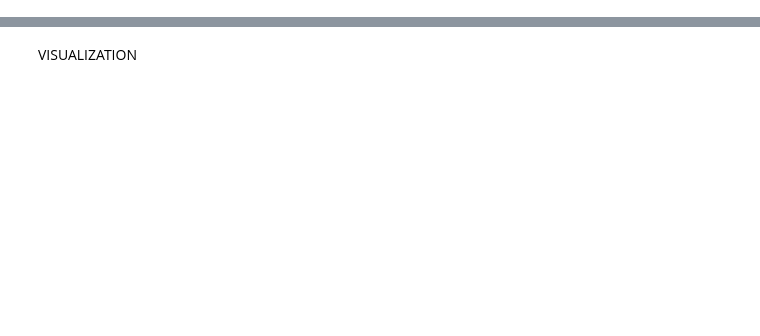
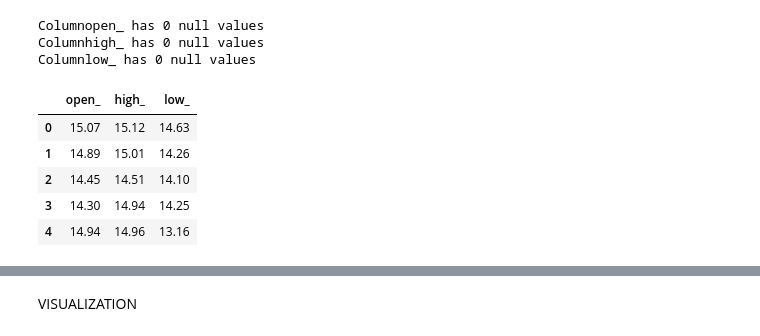
Before and after one commit to Francodo/Stock_Market_Time_Series, a Jupyter notebook: stocks_data_analysis.ipynb, the cells around one changed output, grey strips where cells are left out. Saved outputs shown, nothing was run; the diff lists cells and outputs as text; code cells hidden in the pictures; blank space fills up the shorter version.

```diff
--- a/stocks_data_analysis.ipynb
+++ b/stocks_data_analysis.ipynb
@@ -444,0 +104,4 @@ X_train, X_test, y_train, y_test = train_test_split(X, y, random_state=80) #, st
+# %%
+# Check to see if there are null values or missing data. This will show where there is empty
+for column in aal_stocks_df2.columns:
+    print(f"Column{column} has {aal_stocks_df[column].isnull().sum()} null values" )
@@ -444,0 +147,18 @@ X_train, X_test, y_train, y_test = train_test_split(X, y, random_state=80) #, st
+# %%
+# Drop Nas and nulls
+aal_stocks_df2 = aal_stocks_df2.dropna(how="all")
+
+for column in aal_stocks_df2.columns:
+    print(f"Column{column} has {aal_stocks_df2[column].isnull().sum()} null values" )
+
+aal_stocks_df2.head()
+# %% [output]
+Columnopen_ has 0 null values
+Columnhigh_ has 0 null values
+Columnlow_ has 0 null values
+|  | open_ | high_ | low_ |
+| 0 | 15.07 | 15.12 | 14.63 |
+| 1 | 14.89 | 15.01 | 14.26 |
+| 2 | 14.45 | 14.51 | 14.10 |
+| 3 | 14.30 | 14.94 | 14.25 |
+| 4 | 14.94 | 14.96 | 13.16 |
```
Also changed, not shown: parts of 53 cells of this notebook.
